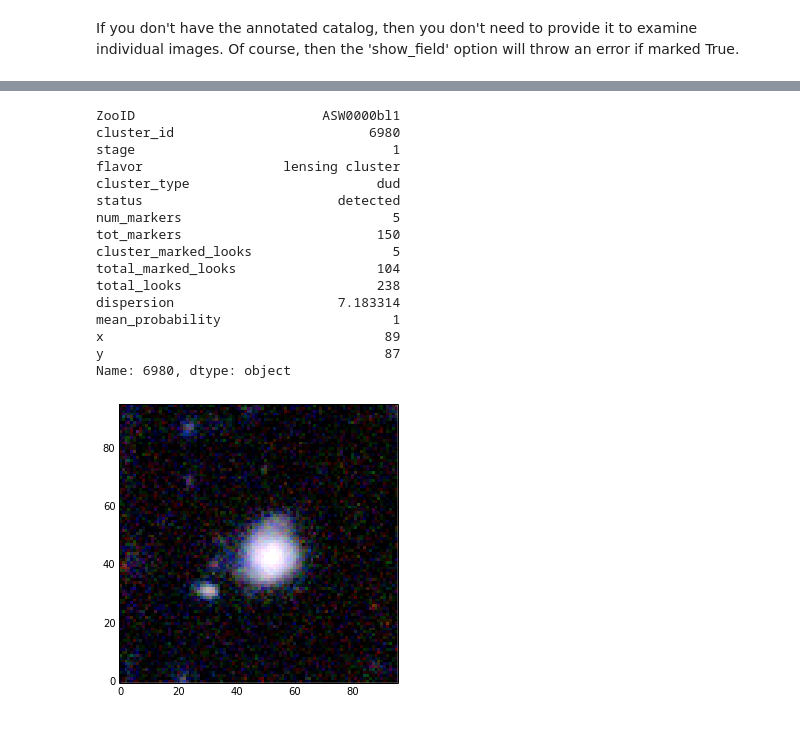
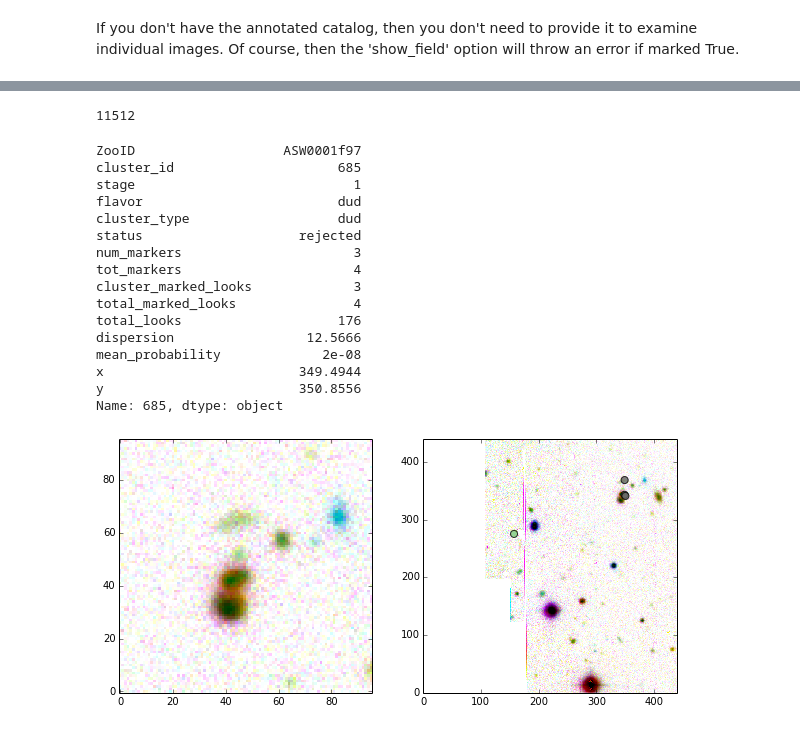
Before and after one commit to linan7788626/strongcnn, a Jupyter notebook: code/examine catalog.ipynb, the cells around one changed output, grey strips where cells are left out. Saved outputs shown, nothing was run; the diff lists cells and outputs as text; code cells hidden in the pictures.

```diff
--- a/code/examine catalog.ipynb
+++ b/code/examine catalog.ipynb
@@ -118,9 +120,12 @@ def examine_cutouts(catalog, cluster_directory, annotated_catalog=None, field_di
         else:
             cluster_path = cluster_directory + entry['cluster_name']
 
+        cluster = imread(cluster_path) * 1. / 255.
+        if invert_color:
+            cluster = np.abs(cluster - cluster.max())
+
         if show_field:
             fig, axs = plt.subplots(nrows=1, ncols=2, figsize=(10, 5))
-            cluster = imread(cluster_path)
             axs[0].imshow(cluster)
             cat = annotated_catalog.set_index(['ZooID'])
 
@@ -135,33 +140,33 @@ def examine_cutouts(catalog, cluster_directory, annotated_catalog=None, field_di
                 y = np.array([yi for yj in y_unflat for yi in yj])
 
                 users = np.array([xj for xj in xrange(len(x_unflat)) for xi in x_unflat[xj]])
+                binusers = np.bincount(users)
+                w = 1. / binusers[users]
 
-                cluster_centers, cluster_labels, labels = outlier_clusters_dbscan(x, y)
+                cluster_centers, cluster_labels, labels = outlier_clusters_dbscan(x, y, w=w)
                 if color_by_user:
                     c = users
                 else:
                     c = labels
                 points = axs[1].scatter(x, y, c=c, s=50, alpha=0.8, cmap=plt.cm.Accent)
-                tooltiplabels = ['({0}, {1})'.format(labels[i], users[i]) for i in xrange(len(labels))]
+                tooltiplabels = ['({0}, {1}, {2})'.format(labels[i], users[i], w[i]) for i in xrange(len(labels))]
                 tooltip = mpld3.plugins.PointLabelTooltip(points, tooltiplabels)
                 mpld3.plugins.connect(fig, tooltip)
 
-            field = imread(field_directory + ZooID + '.png')#entry['ZooID'] + '.png')
-            # invert field because the tooltips are in black amazingly...
+            field = imread(field_directory + ZooID + '.png') * 1. / 255. #entry['ZooID'] + '.png')
             if plot_alpha:
                 if np.shape(field)[-1] == 4:
                     field = field[:, :, 3]
+            else:
+                field = field[:, :, :3]
             if invert_color:
-                field = field[:,:,::-1]
+                field = np.abs(field - field.max())
             IM = axs[1].imshow(field)
             mpld3.plugins.connect(fig, mpld3.plugins.MousePosition(fontsize=14))
         else:
             fig, axs = plt.subplots(nrows=1, ncols=1, figsize=(5, 5))
-            cluster = imread(cluster_path)
             axs.imshow(cluster)
 
     interact(examine_entry,
              i=(0, len(catalog)-1),
              show_field=False)
-
-examine_cutouts(catalog, cluster_directory, annotated_catalog, field_directory)
@@ -186,20 +173,26 @@ Name: 10260, dtype: object
+# %%
+len(cluster_catalog)
+# %% [output]
+11512
 # %%
-examine_cutouts(cluster_catalog, cluster_directory, annotated_catalog, field_directory, plot_alpha=True)
+catalog = cluster_catalog[cluster_catalog['num_markers'] < 4]
+examine_cutouts(catalog, cluster_directory, annotated_catalog, field_directory,
+                plot_alpha=False, invert_color=True, color_by_user=False, plot_points=True)
 # %% [output]
-ZooID                        ASW0000bl1
-cluster_id                         6980
-stage                                 1
-flavor                  lensing cluster
-cluster_type                        dud
-status                         detected
-num_markers                           5
-tot_markers                         150
-cluster_marked_looks                  5
-total_marked_looks                  104
-total_looks                         238
-dispersion                     7.183314
-mean_probability                      1
-x                                    89
-y                                    87
-Name: 6980, dtype: object
+ZooID                   ASW0001f97
+cluster_id                     685
+stage                            1
+flavor                         dud
+cluster_type                   dud
+status                    rejected
+num_markers                      3
+tot_markers                      4
+cluster_marked_looks             3
+total_marked_looks               4
+total_looks                    176
+dispersion                 12.5666
+mean_probability             2e-08
+x                         349.4944
+y                         350.8556
+Name: 685, dtype: object
-[figure, old version]
+[figure, new version]
```
Also changed, not shown: parts of 5 cells of this notebook, 3 other files.
